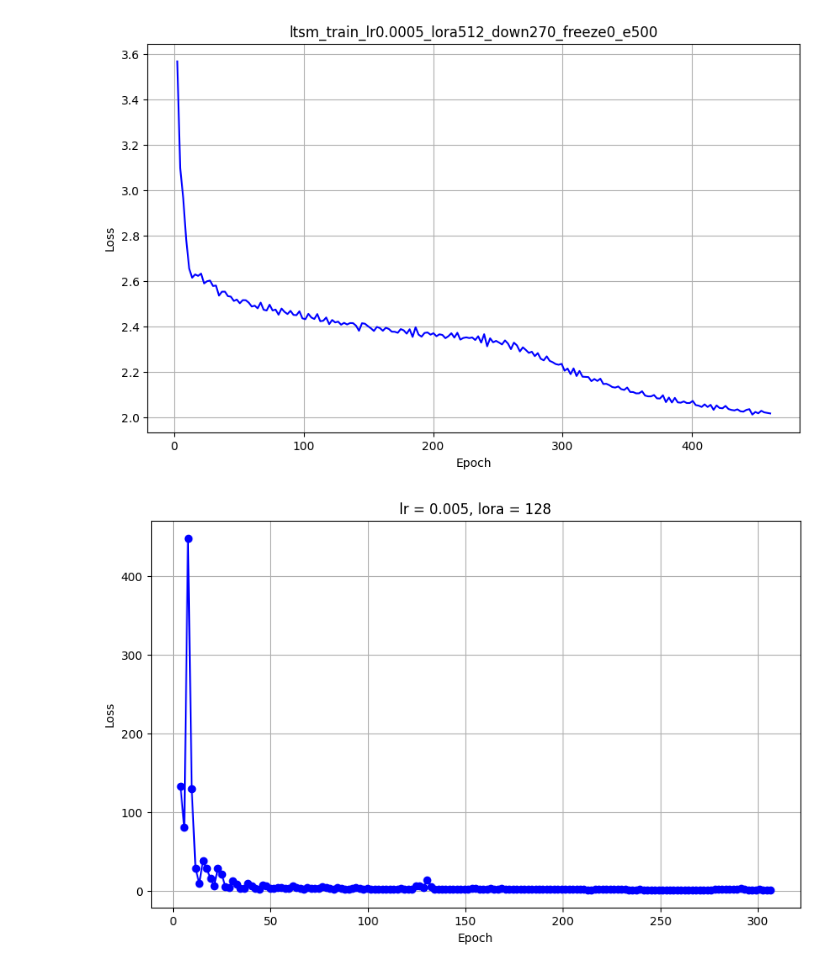
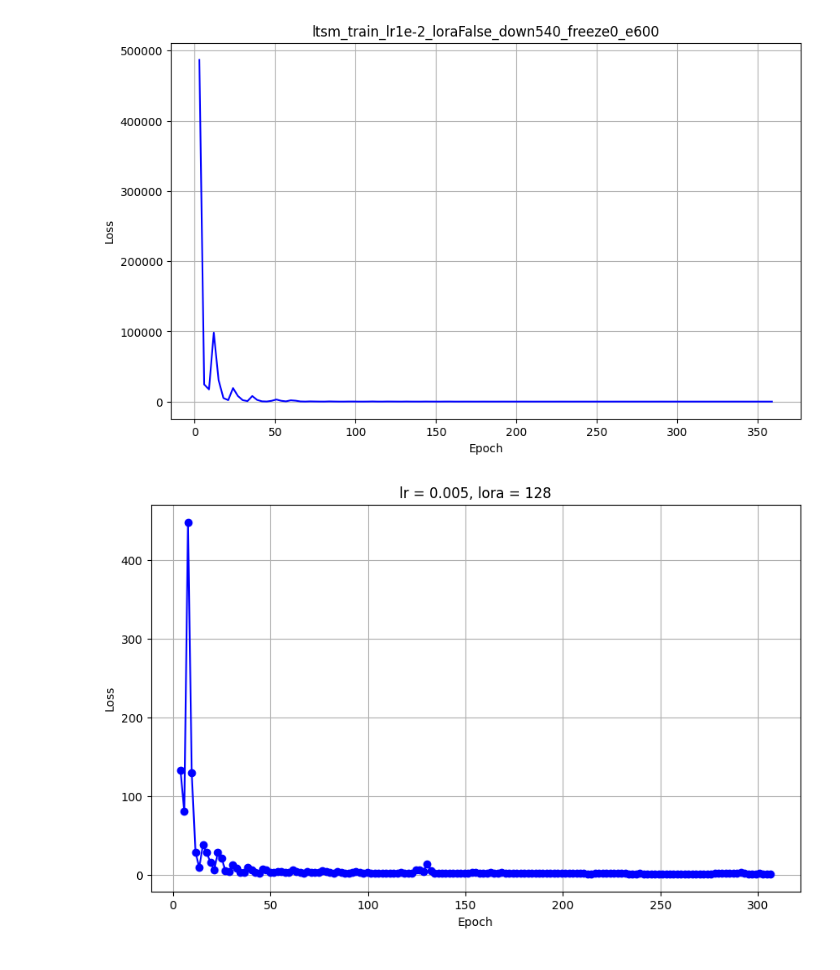
Before and after one commit to daochenzha/ltsm, a Jupyter notebook: ltsm_hf/visualize.ipynb, the cells around one changed output. Drawn from its saved outputs; the diff is of its cells as text; code cells hidden in the pictures.

```diff
--- a/ltsm_hf/visualize.ipynb
+++ b/ltsm_hf/visualize.ipynb
@@ -1,30 +1,30 @@
 # %%
 import json
 import matplotlib.pyplot as plt
 
 root_path = './output/'
-file_path = 'ltsm_train_lr0.0005_lora512_down270_freeze0_e500'
+file_path = 'ltsm_train_lr1e-2_loraFalse_down540_freeze0_e600'
 
 with open(root_path+file_path+'/trainer_state.json', 'r') as file:
     data = json.load(file)
 
 
 log_history = data.get('log_history', [])
 
 filtered_log_history = [entry for entry in log_history if 'loss' in entry]
 
 filtered_epochs = [entry['epoch'] for entry in filtered_log_history]
 filtered_losses = [entry['loss'] for entry in filtered_log_history]
 
 plt.figure(figsize=(10, 6))
 plt.plot(filtered_epochs, filtered_losses, color='b')
 plt.title(file_path)
 plt.xlabel('Epoch')
 plt.ylabel('Loss')
 plt.grid(True)
 plt.savefig(root_path+file_path+'/learning_curve.png')
 # %% [output]
-[figure, old version]
+[figure, new version]
 # %%
 # %% [output]
 [figure]
```
Also changed, not shown: parts of 3 cells of this notebook, 4 other files.
